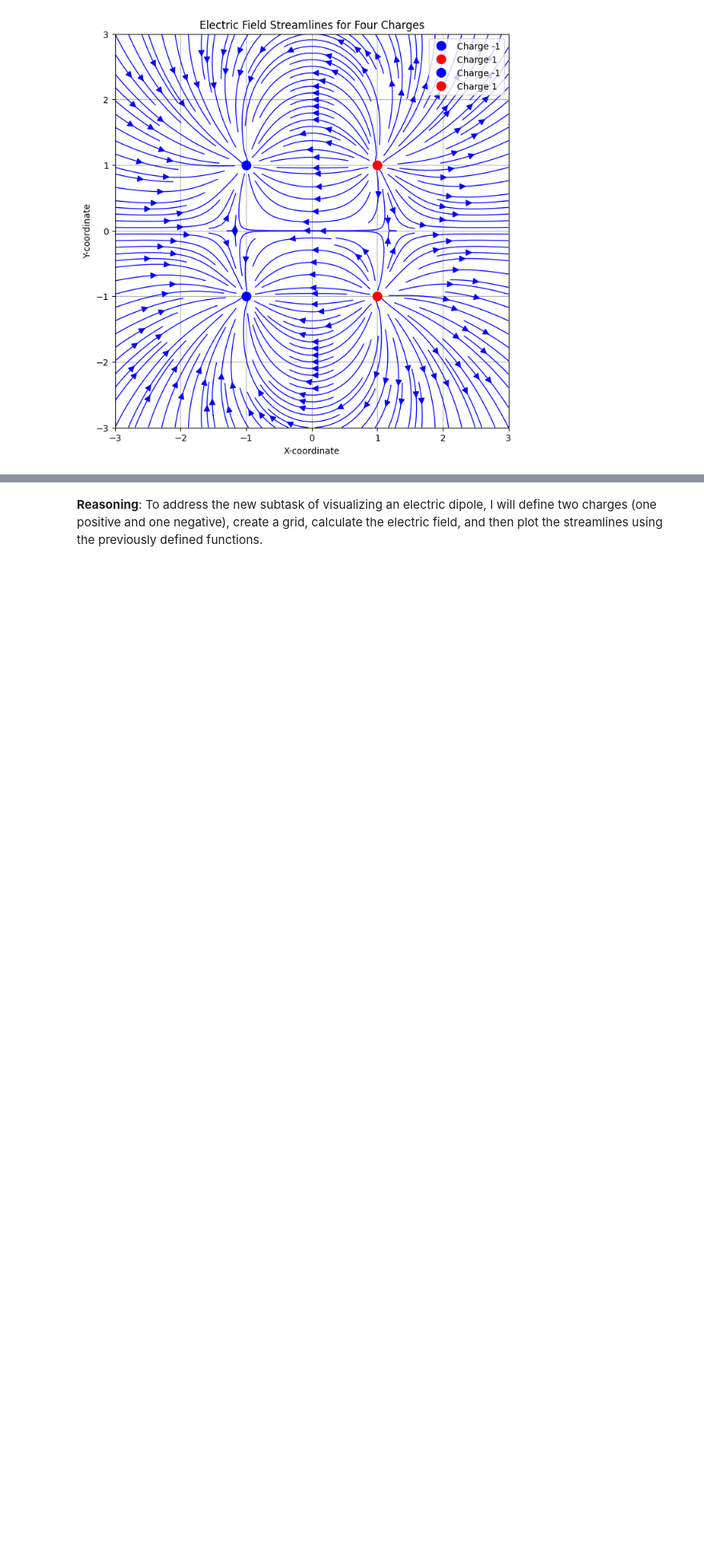
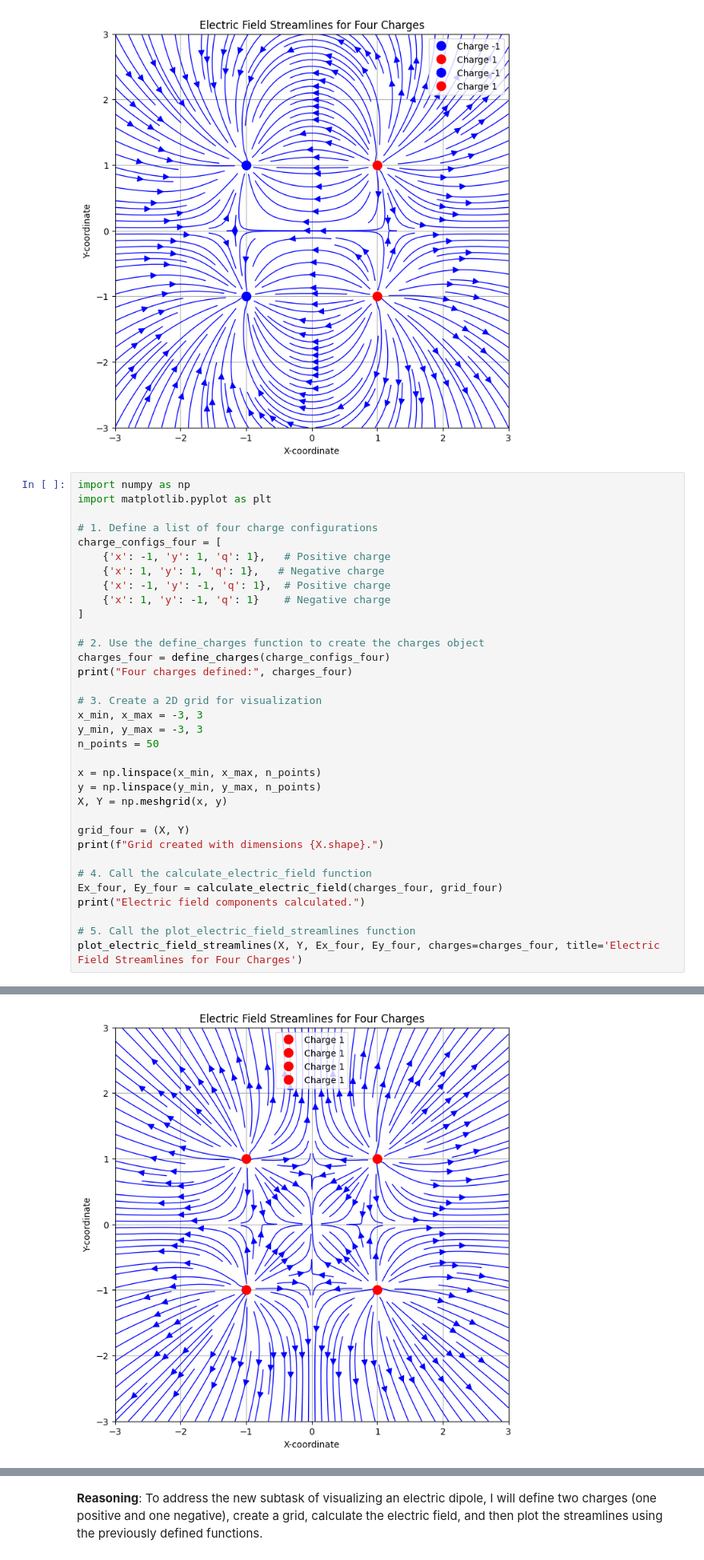
Before and after one commit to jakeTHEEsnak8/Computational-Physics, a Jupyter notebook: projects/P8_Visualizing_Electric_Fields.ipynb, the cells around one changed output, grey strips where cells are left out. Shown at 80% size. Saved outputs shown, nothing was run; the diff lists cells and outputs as text; blank space fills up the shorter version.

```diff
--- a/projects/P8_Visualizing_Electric_Fields.ipynb
+++ b/projects/P8_Visualizing_Electric_Fields.ipynb
@@ -198,3 +198,38 @@ Four charges defined: [{'x': -1, 'y': 1, 'q': -1}, {'x': 1, 'y': 1, 'q': 1}, {'x
 Grid created with dimensions (50, 50).
 Electric field components calculated.
 [figure]
+# %%
+import numpy as np
+import matplotlib.pyplot as plt
+
+# 1. Define a list of four charge configurations
+charge_configs_four = [
+    {'x': -1, 'y': 1, 'q': 1},   # Positive charge
+    {'x': 1, 'y': 1, 'q': 1},   # Negative charge
+    {'x': -1, 'y': -1, 'q': 1},  # Positive charge
+    {'x': 1, 'y': -1, 'q': 1}    # Negative charge
+]
+
+# 2. Use the define_charges function to create the charges object
+charges_four = define_charges(charge_configs_four)
+print("Four charges defined:", charges_four)
+
+# 3. Create a 2D grid for visualization
+x_min, x_max = -3, 3
+y_min, y_max = -3, 3
+n_points = 50
+
+x = np.linspace(x_min, x_max, n_points)
+y = np.linspace(y_min, y_max, n_points)
+X, Y = np.meshgrid(x, y)
+
+grid_four = (X, Y)
+print(f"Grid created with dimensions {X.shape}.")
+
+# 4. Call the calculate_electric_field function
+Ex_four, Ey_four = calculate_electric_field(charges_four, grid_four)
+print("Electric field components calculated.")
+
+# 5. Call the plot_electric_field_streamlines function
+plot_electric_field_streamlines(X, Y, Ex_four, Ey_four, charges=charges_four, title='Electric Field Streamlines for Four Charges')
+# %% [output]
@@ -201,3 +239,4 @@ Electric field components calculated.
+[figure, added]
 # %%
 #re-engineered code cell
 import numpy as np
```
Also changed, not shown: parts of 2 cells of this notebook.
